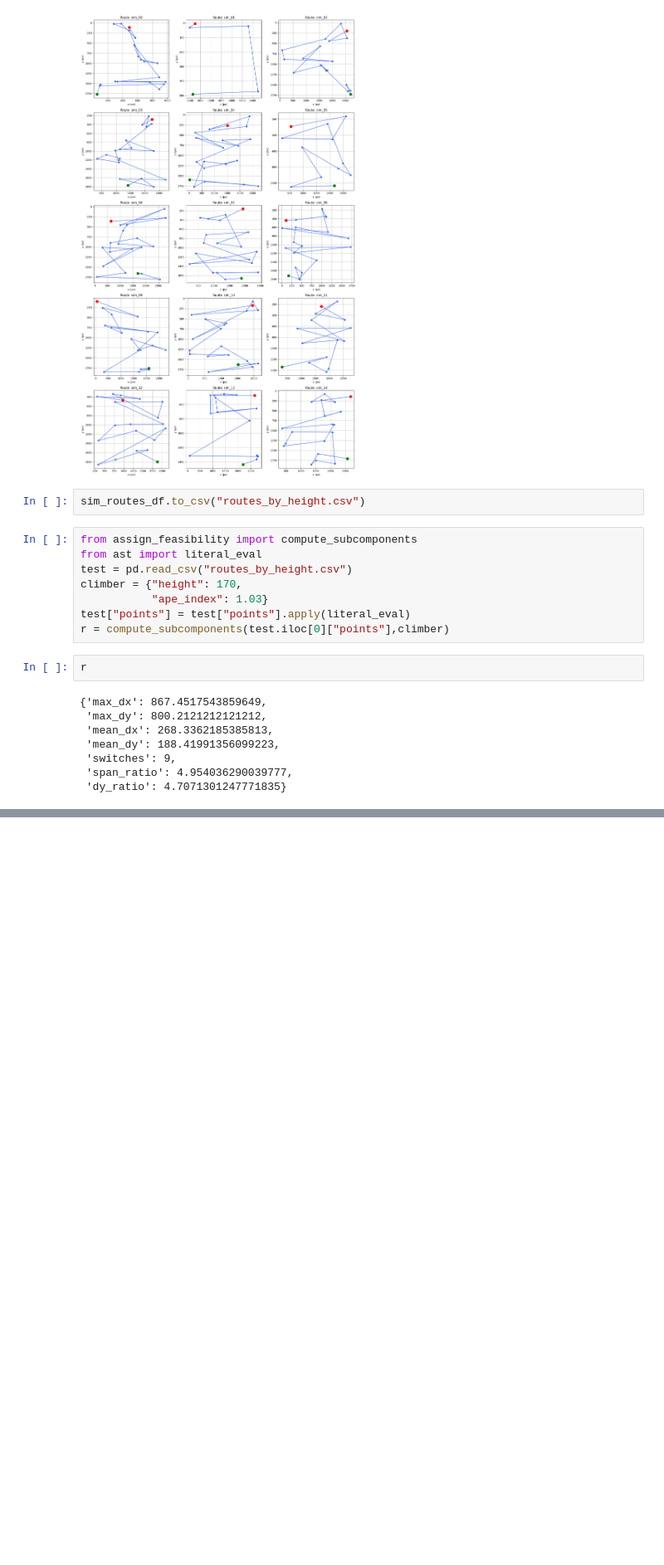
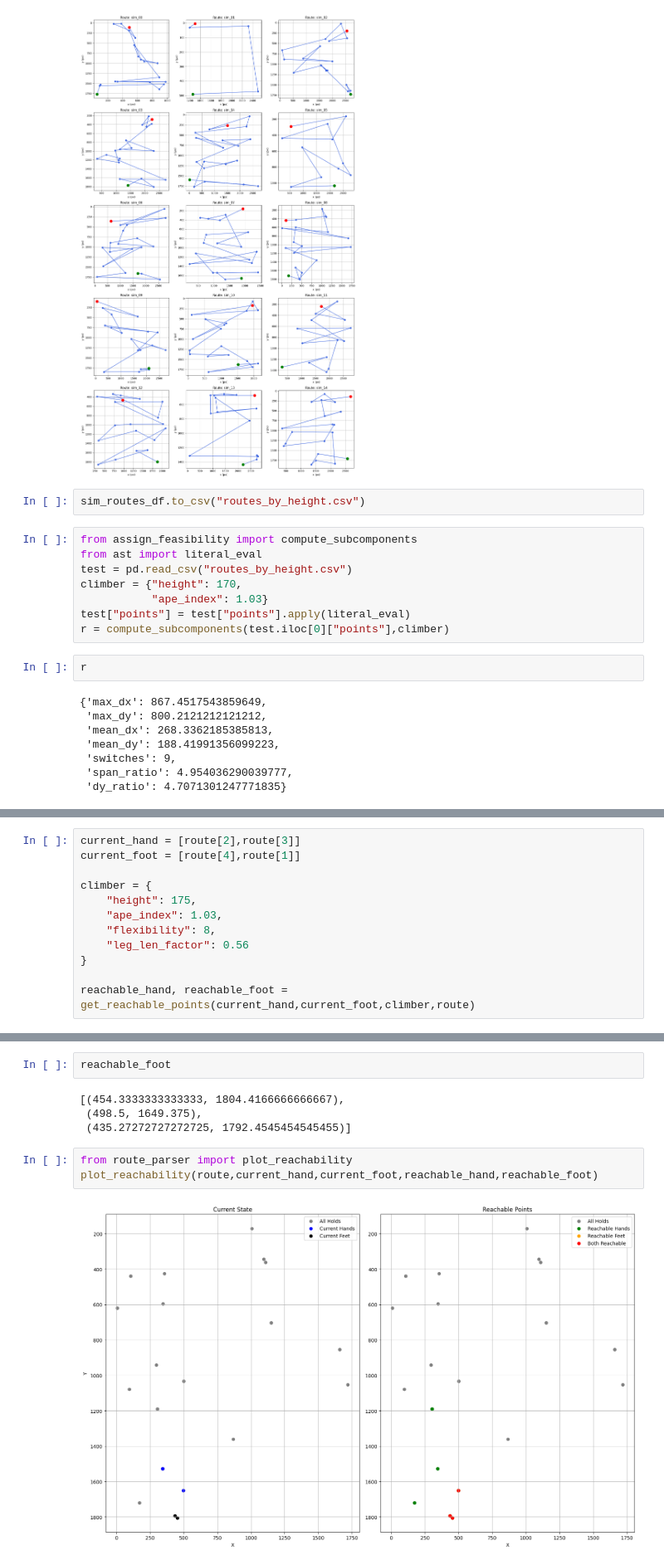
Before and after one commit to Alger3/Climbing_Model, a Jupyter notebook: data/parse_and_plot_routes.ipynb, the cells around one changed output, grey strips where cells are left out. Shown at 83% size. Drawn from its saved outputs; the diff is of its cells as text; blank space fills up the shorter version.

```diff
--- a/data/parse_and_plot_routes.ipynb
+++ b/data/parse_and_plot_routes.ipynb
@@ -165,0 +187,12 @@ r
+# %%
+current_hand = [route[2],route[3]]
+current_foot = [route[4],route[1]]
+
+climber = {
+    "height": 175,
+    "ape_index": 1.03,
+    "flexibility": 8,
+    "leg_len_factor": 0.56
+}
+
+reachable_hand, reachable_foot = get_reachable_points(current_hand,current_foot,climber,route)
@@ -165,0 +208,11 @@ r
+# %%
+reachable_foot
+# %% [output]
+[(454.3333333333333, 1804.4166666666667),
+ (498.5, 1649.375),
+ (435.27272727272725, 1792.4545454545455)]
+# %%
+from route_parser import plot_reachability
+plot_reachability(route,current_hand,current_foot,reachable_hand,reachable_foot)
+# %% [output]
+[figure, added]
```
Also changed, not shown: parts of 5 cells of this notebook.
